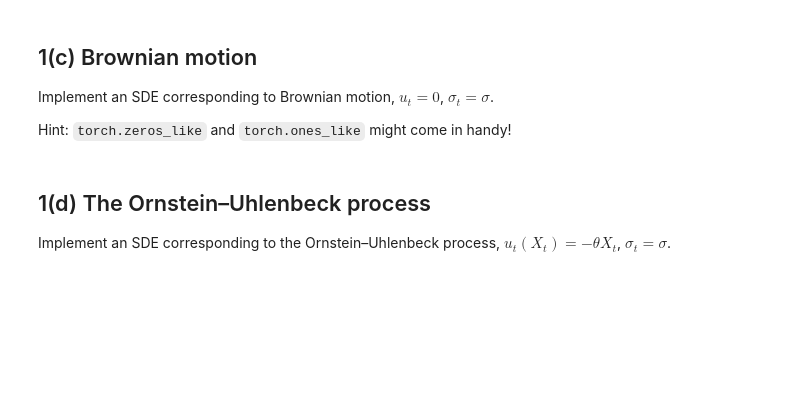
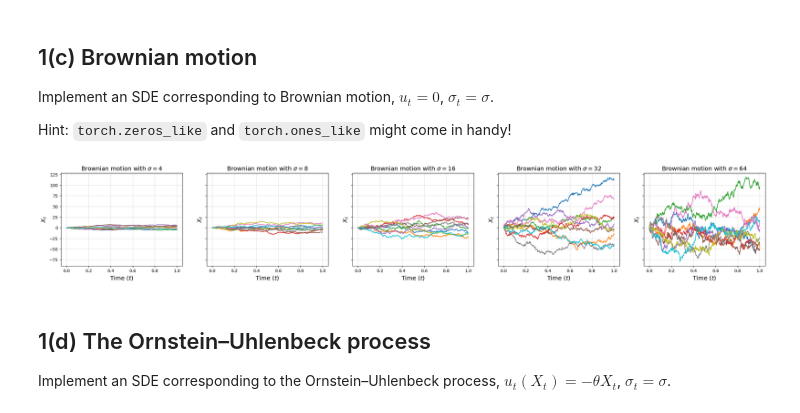
Before and after one commit to luk0-00/MLIP-26, a Jupyter notebook: HW_3/Assignment_3.ipynb, the cells around one changed output. Saved outputs shown, nothing was run; the diff lists cells and outputs as text; code cells hidden in the pictures; blank space fills up the shorter version.

```diff
--- a/HW_3/Assignment_3.ipynb
+++ b/HW_3/Assignment_3.ipynb
@@ -102,7 +104,11 @@ class EulerMaruyamaMethod:
         Returns:
             - nxt: state at time t + h, shape (batch_size, ...)
         """
-        raise NotImplementedError("To be implemented!")
+        eps = torch.randn_like(xt) # \epsilon_t
+        ut = self.sde.drift_coefficient(xt, t) #u_t
+        sig = self.sde.diffusion_coefficient(xt, t) # \sigma_t
+        nxt = xt + h*ut + torch.sqrt(h)*sig*eps # timestep
+        return nxt
 
     @torch.no_grad()
     def simulate(self, x: torch.Tensor, ts: torch.Tensor) -> torch.Tensor:
@@ -157,7 +163,7 @@ class BrownianMotion(SDE):
         Returns:
             - drift: shape (bs, 1)
         """
-        raise NotImplementedError("To be implemented!")
+        return torch.zeros_like(xt)
 
     def diffusion_coefficient(self, xt: torch.Tensor, t: torch.Tensor) -> torch.Tensor:
         """
@@ -167,20 +173,23 @@ class BrownianMotion(SDE):
         Returns:
             - diffusion: shape (bs, 1)
         """
-        raise NotImplementedError("To be implemented!")
+        return torch.ones_like(xt)*self.sigma
 # %%
-sigmas = # TODO: choose a few values of sigma, as a list
+sigmas = [4 , 8, 16, 32, 64]# TODO: choose a few values of sigma, as a list
 
 num_trajectories = 10
 x0 = torch.zeros(num_trajectories, 1, device=device)  # initial values - let's start at zero
 ts = torch.linspace(0.0, 1.0, 500, device=device).view(1, -1, 1).expand(num_trajectories, -1, 1)  # (num_trajectories, num_timesteps, 1)
 
 fig, axes = plt.subplots(1, len(sigmas), figsize=(6 * len(sigmas), 4), sharey=True, squeeze=False)
 for ax, sigma in zip(axes[0], sigmas):
     simulator = EulerMaruyamaMethod(sde=BrownianMotion(sigma))
     trajectories = simulator.simulate_with_trajectory(x0, ts)  # (num_trajectories, num_timesteps, 1)
     plot_trajectories_1d(trajectories, ts, ax=ax, title=rf'Brownian motion with $\sigma={sigma}$')
+    ax.grid(alpha = 0.4)
 plt.show()
+# %% [output]
+[figure, added]
 # %% [markdown]
 ## 1(d) The Ornstein–Uhlenbeck process
 Implement an SDE corresponding to the Ornstein–Uhlenbeck process, $u_t(X_t) = -\theta X_t$, $\sigma_t = \sigma$.
```
Also changed, not shown: parts of 21 cells of this notebook.
